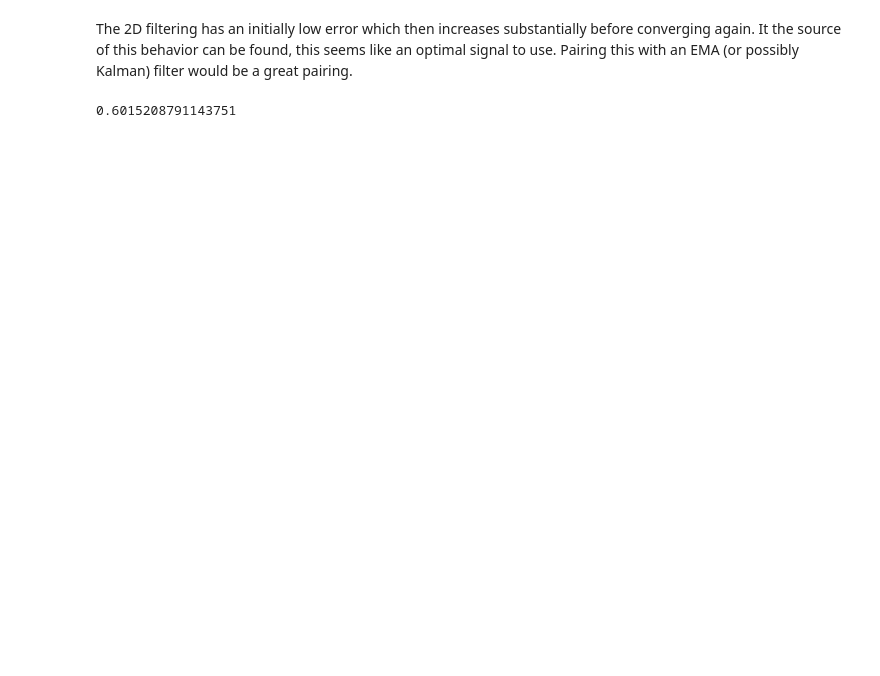
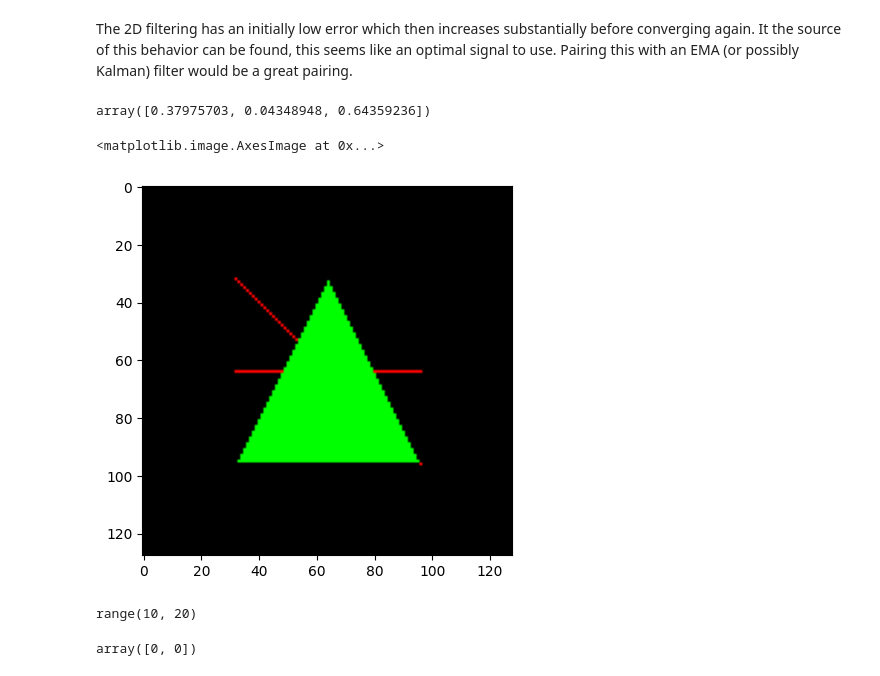
Before and after one commit to mrpossoms/visual-odometry, a Jupyter notebook: visual-odometry.ipynb, the cells around one changed output. Saved outputs shown, nothing was run; the diff lists cells and outputs as text; code cells hidden in the pictures; blank space fills up the shorter version.

Commit message:
Working on rendering triangles and things

```diff
--- a/visual-odometry.ipynb
+++ b/visual-odometry.ipynb
@@ -440,6 +445,41 @@ plt.show()
 # %% [markdown]
 The 2D filtering has an initially low error which then increases substantially before converging again. It the source of this behavior can be found, this seems like an optimal signal to use. Pairing this with an EMA (or possibly Kalman) filter would be a great pairing.
 # %%
-np.random.random()
+np.random.random(3)
 # %% [output]
-0.6015208791143751
+array([0.37975703, 0.04348948, 0.64359236])
+# %%
+I = np.zeros((128, 128, 3), dtype=np.uint8) * 255
+
+points = np.array([
+    vec(64,32),
+    vec(32,96),
+    vec(96,96),
+])
+
+# s1 = line_samples(points[0], points[1])
+# s2 = line_samples(points[2], points[1])
+
+# for i in range(max(len(s1), len(s2))):
+#     line(I, (s1[min(i, len(s1))][0], s1[min(i, len(s1))][1]),
+#             (s2[min(i, len(s2))][0], s2[min(i, len(s2))][1]), vec(255,0,0).astype(np.uint8), vec(255,0,0).astype(np.uint8))
+
+
+
+line(I, (32,32), (96,96), vec(255,0,0).astype(np.uint8), vec(0,255,0).astype(np.uint8))
+line(I, (32,64), (96,64), vec(255,0,0).astype(np.uint8), vec(0,255,0).astype(np.uint8))
+
+triangle(I, points, vec(0,255,0).astype(np.uint8))
+
+plt.imshow(I)
+# %% [output]
+<matplotlib.image.AxesImage at 0x...>
+[figure, added]
+# %%
+range(10,20)
+# %% [output]
+range(10, 20)
+# %%
+np.array([[1,0],[0,1]]).min(axis=1)
+# %% [output]
+array([0, 0])
```
Also changed, not shown: parts of 4 cells of this notebook, 7 other files.
